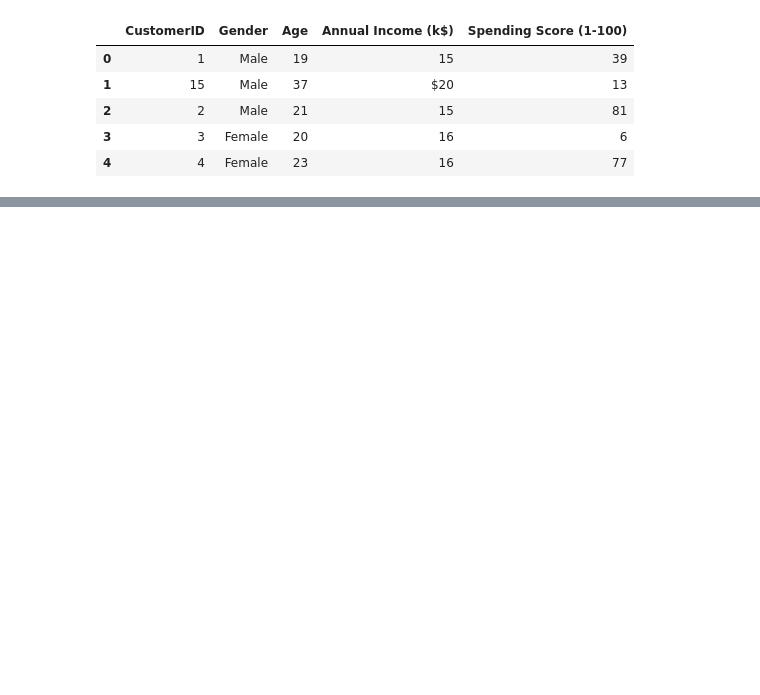
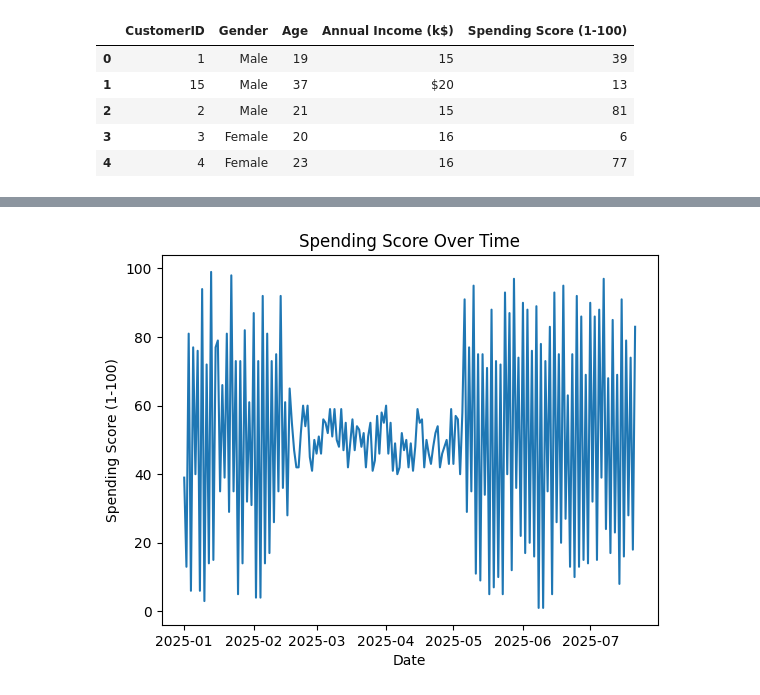
Before and after one commit to KishoreGauthaman-ai/kpriet-coe-assistant, a Jupyter notebook: EDV_1.ipynb, the cells around one changed output, grey strips where cells are left out. Cells and saved outputs as stored; diff of their text form; code cells hidden in the pictures; blank space fills up the shorter version.

```diff
--- a/EDV_1.ipynb
+++ b/EDV_1.ipynb
@@ -15,0 +57,2 @@ data.head()
+# %%
+data["date"] = pd.date_range(start='01-01-2025', periods=len(data), freq='D')
@@ -15,0 +68,8 @@ data.head()
+# %%
+plt.plot(data['date'], data['Spending Score (1-100)'])
+plt.xlabel('Date')
+plt.ylabel('Spending Score (1-100)')
+plt.title('Spending Score Over Time')
+plt.show()
+# %% [output]
+[figure, added]
```
Also changed, not shown: parts of 17 cells of this notebook.
